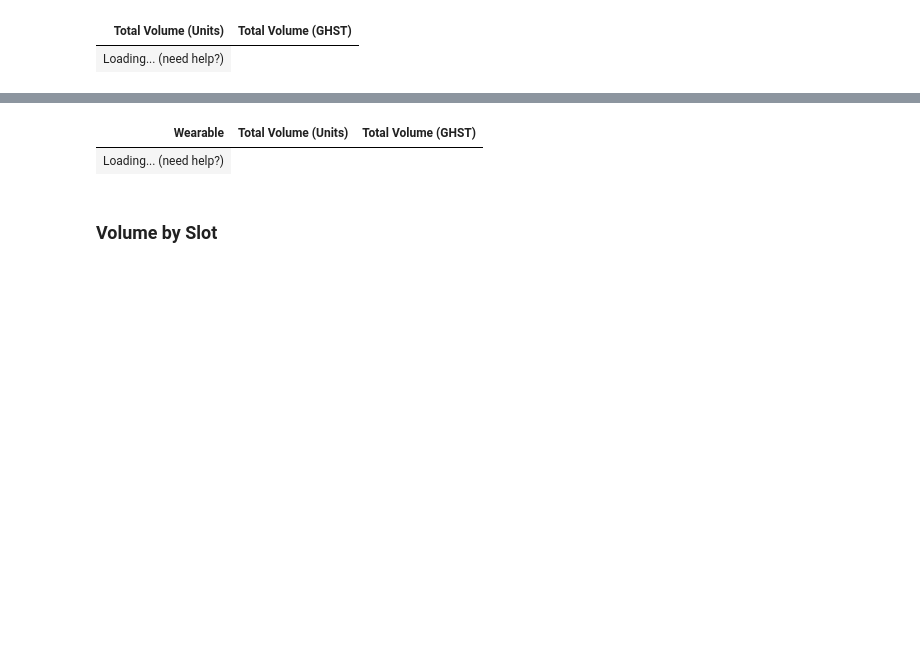
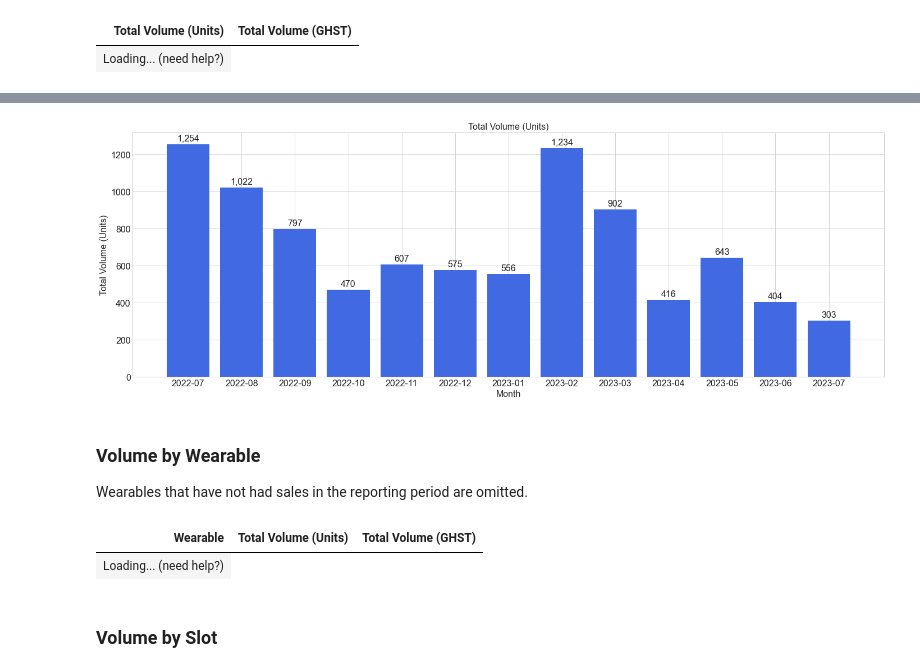
Before and after one commit to mikey-jay/aavegotchi-wearables-report, a Jupyter notebook: wearables_sales_volume.ipynb, the cells around one changed output, grey strips where cells are left out. Cells and saved outputs as stored; diff of their text form; code cells hidden in the pictures; blank space fills up the shorter version.

```diff
--- a/wearables_sales_volume.ipynb
+++ b/wearables_sales_volume.ipynb
@@ -58,3 +48,12 @@ for row in [0,1]:
+# %%
+fig, ax = get_bar_charts(volume_by_month.reset_index(), 'Month', ['Total Volume (Units)'], ['royalBlue'])
+ax.tick_params(axis='x')
+plt.show()
+# %% [output]
+[figure, added]
+# %% [markdown]
+### Volume by Wearable
+Wearables that have not had sales in the reporting period are omitted.
 # %%
 by_name_df = get_volume_by_column('name')
 show_itable_long(by_name_df, order=[[2, 'desc']])
```
Also changed, not shown: parts of 12 cells of this notebook, 8 other files.
